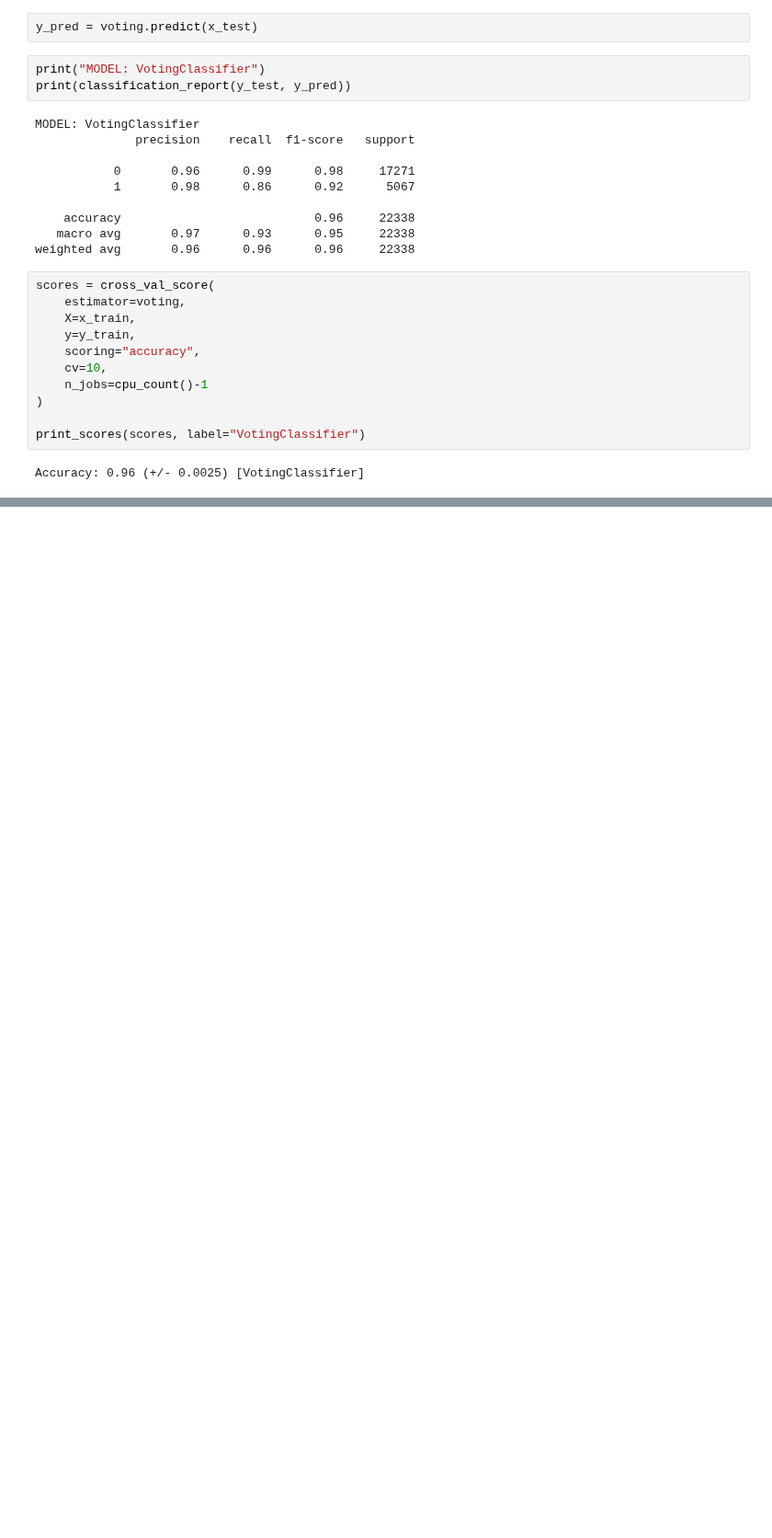
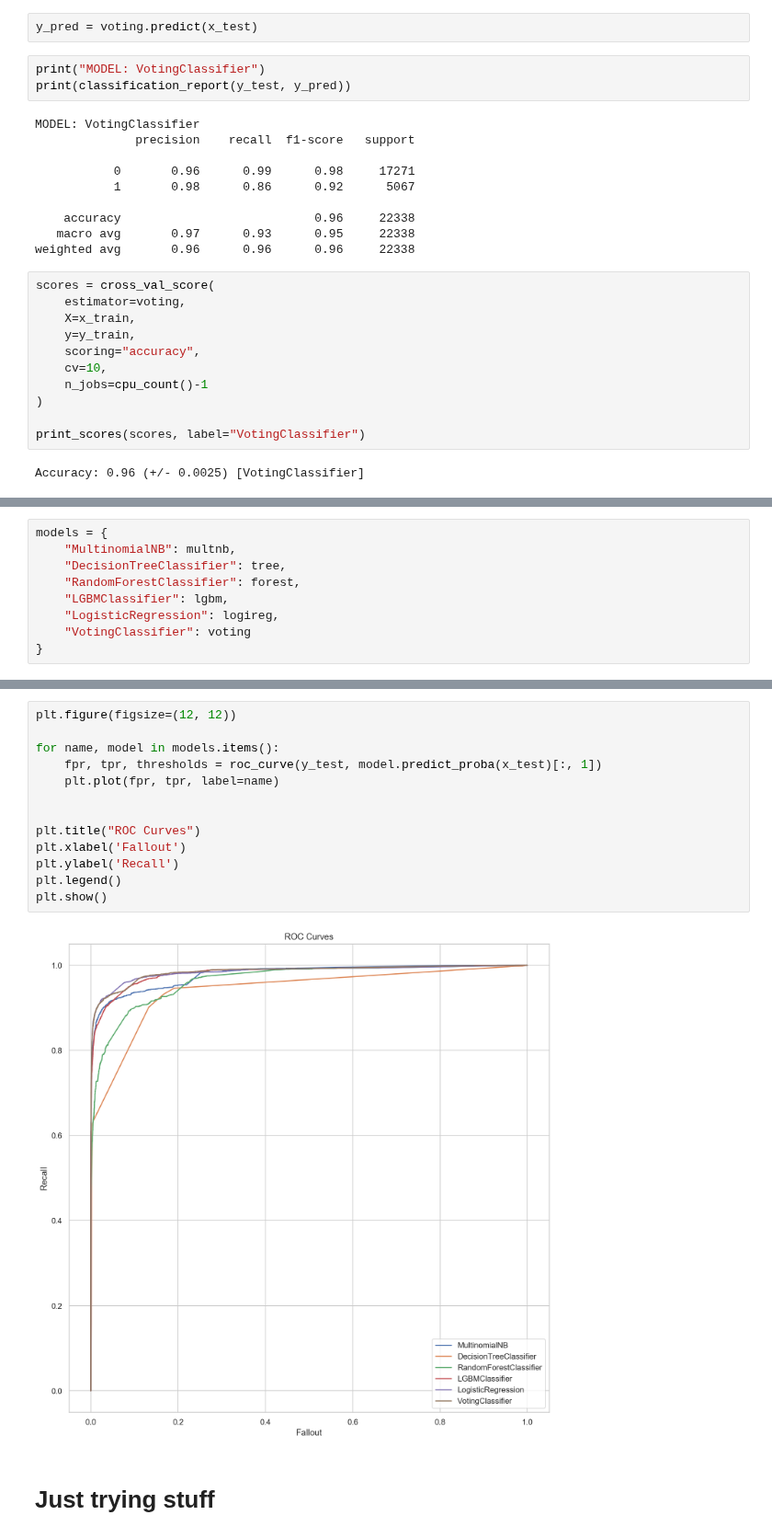
Before and after one commit to jp-hong/phish_classifier, a Jupyter notebook: classifier/02_Modeling.ipynb, the cells around one changed output, grey strips where cells are left out. Shown at 92% size. Saved outputs shown, nothing was run; the diff lists cells and outputs as text; blank space fills up the shorter version.

```diff
--- a/classifier/02_Modeling.ipynb
+++ b/classifier/02_Modeling.ipynb
@@ -372,0 +382,9 @@ Accuracy: 0.96 (+/- 0.0025) [VotingClassifier]
+# %%
+models = {
+    "MultinomialNB": multnb,
+    "DecisionTreeClassifier": tree,
+    "RandomForestClassifier": forest,
+    "LGBMClassifier": lgbm,
+    "LogisticRegression": logireg,
+    "VotingClassifier": voting
+}
@@ -372,0 +401,17 @@ Accuracy: 0.96 (+/- 0.0025) [VotingClassifier]
+# %%
+plt.figure(figsize=(12, 12))
+
+for name, model in models.items():
+    fpr, tpr, thresholds = roc_curve(y_test, model.predict_proba(x_test)[:, 1])
+    plt.plot(fpr, tpr, label=name)
+
+
+plt.title("ROC Curves")
+plt.xlabel('Fallout')
+plt.ylabel('Recall')
+plt.legend()
+plt.show()
+# %% [output]
+[figure, added]
+# %% [markdown]
+# Just trying stuff
```
Also changed, not shown: parts of 31 cells of this notebook.
